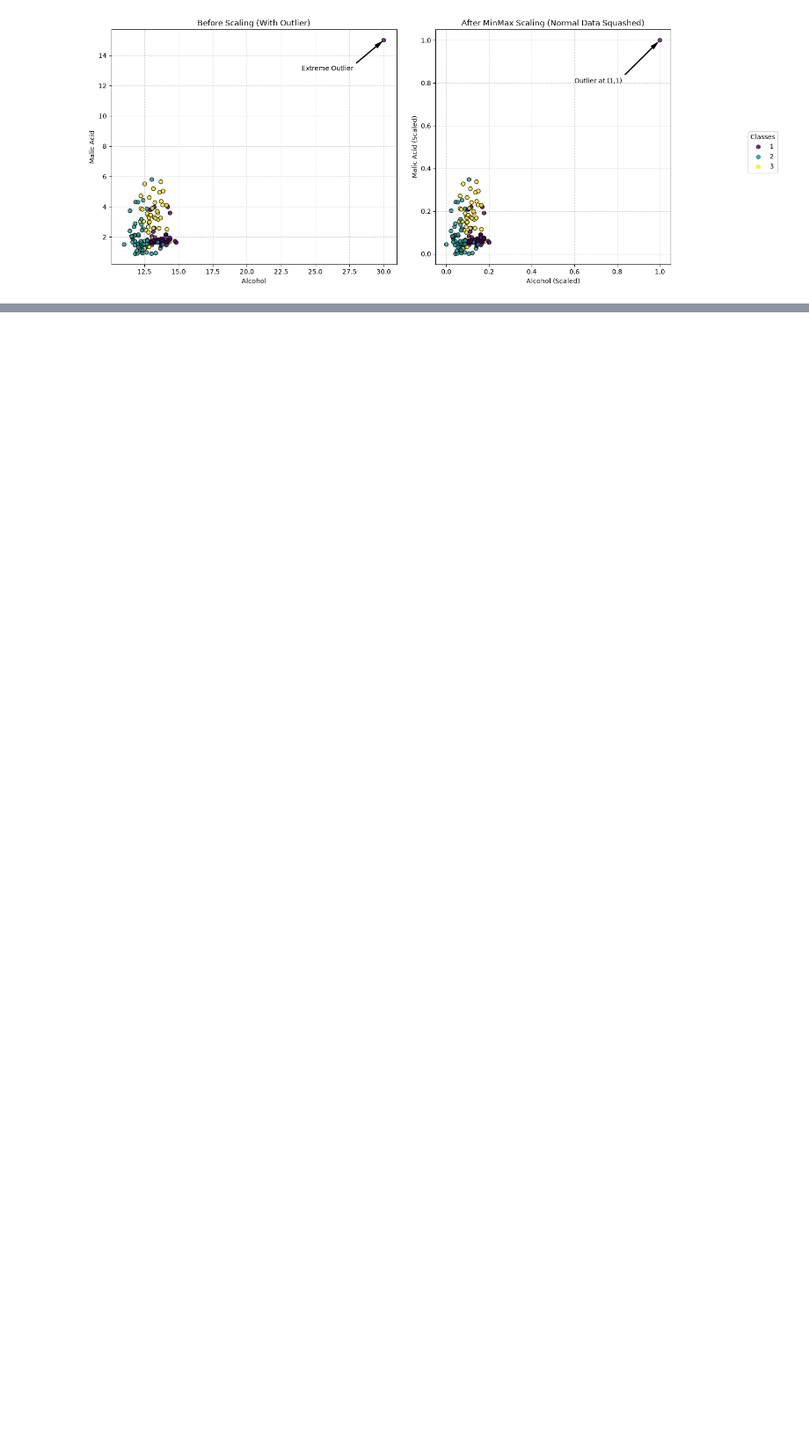
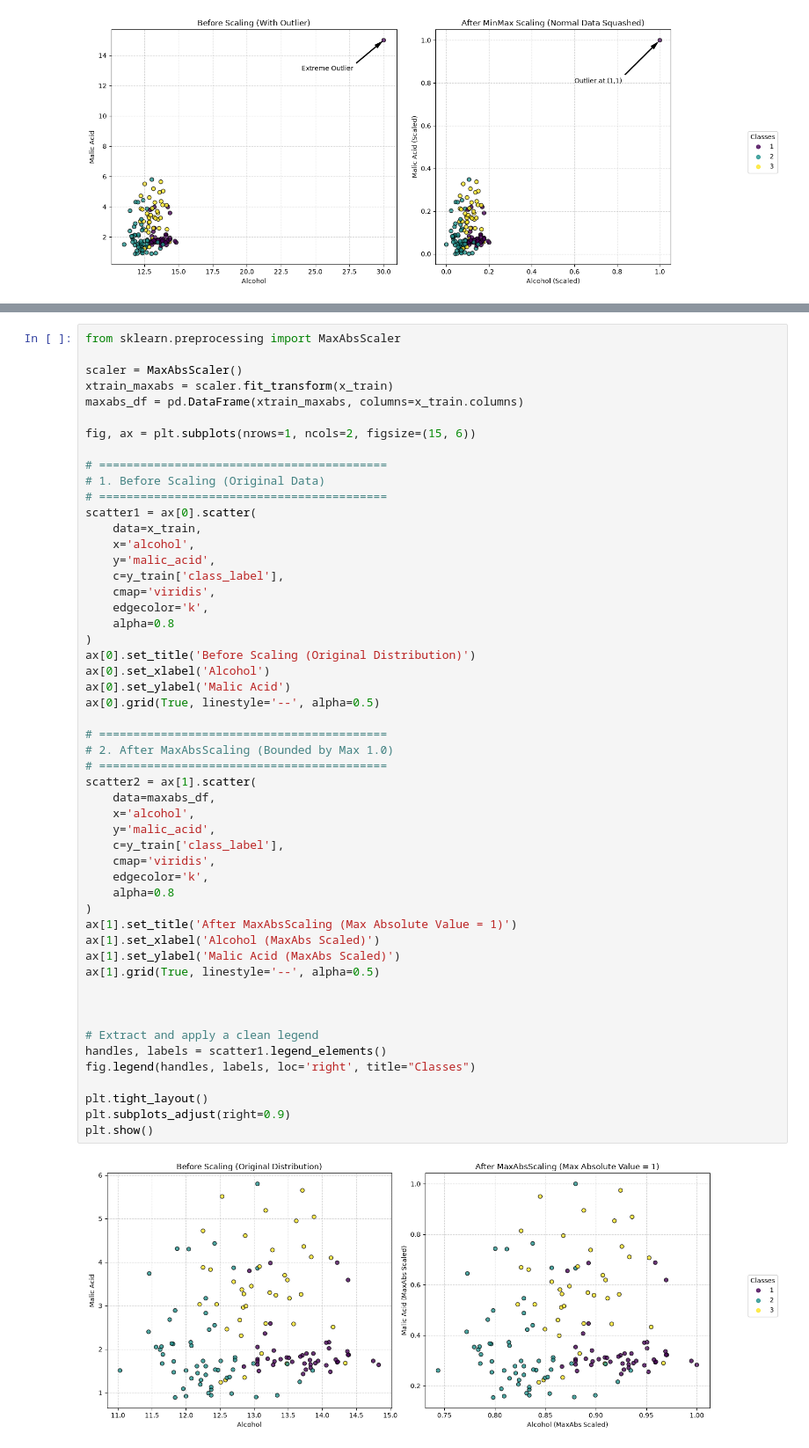
Before and after one commit to mtariq-neural/ml-journey, a Jupyter notebook: 02-ml-fundamentals/02-feature-engineering/03-normalization.ipynb, the cells around one changed output, grey strips where cells are left out. Shown at 88% size. Drawn from its saved outputs; the diff is of its cells as text; blank space fills up the shorter version.

```diff
--- a/02-ml-fundamentals/02-feature-engineering/03-normalization.ipynb
+++ b/02-ml-fundamentals/02-feature-engineering/03-normalization.ipynb
@@ -279,0 +372,54 @@ plt.show()
+# %%
+from sklearn.preprocessing import MaxAbsScaler
+
+scaler = MaxAbsScaler()
+xtrain_maxabs = scaler.fit_transform(x_train)
+maxabs_df = pd.DataFrame(xtrain_maxabs, columns=x_train.columns)
+
+fig, ax = plt.subplots(nrows=1, ncols=2, figsize=(15, 6))
+
+# ==========================================
+# 1. Before Scaling (Original Data)
+# ==========================================
+scatter1 = ax[0].scatter(
+    data=x_train,
+    x='alcohol',
+    y='malic_acid',
+    c=y_train['class_label'],
+    cmap='viridis',
+    edgecolor='k',
+    alpha=0.8
+)
+ax[0].set_title('Before Scaling (Original Distribution)')
+ax[0].set_xlabel('Alcohol')
+ax[0].set_ylabel('Malic Acid')
+ax[0].grid(True, linestyle='--', alpha=0.5)
+
+# ==========================================
+# 2. After MaxAbsScaling (Bounded by Max 1.0)
+# ==========================================
+scatter2 = ax[1].scatter(
+    data=maxabs_df,
+    x='alcohol',
+    y='malic_acid',
+    c=y_train['class_label'],
+    cmap='viridis',
+    edgecolor='k',
+    alpha=0.8
+)
+ax[1].set_title('After MaxAbsScaling (Max Absolute Value = 1)')
+ax[1].set_xlabel('Alcohol (MaxAbs Scaled)')
+ax[1].set_ylabel('Malic Acid (MaxAbs Scaled)')
+ax[1].grid(True, linestyle='--', alpha=0.5)
+
+
+
+# Extract and apply a clean legend
+handles, labels = scatter1.legend_elements()
+fig.legend(handles, labels, loc='right', title="Classes")
+
+plt.tight_layout()
+plt.subplots_adjust(right=0.9)
+plt.show()
+# %% [output]
+[figure, added]
```
Also changed, not shown: parts of 11 cells of this notebook.
